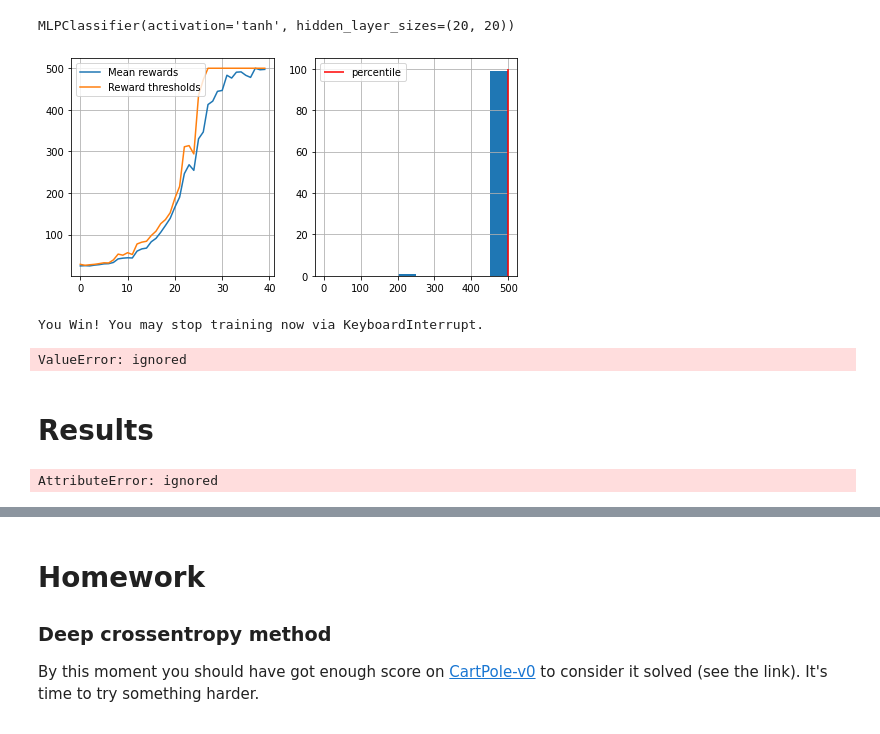
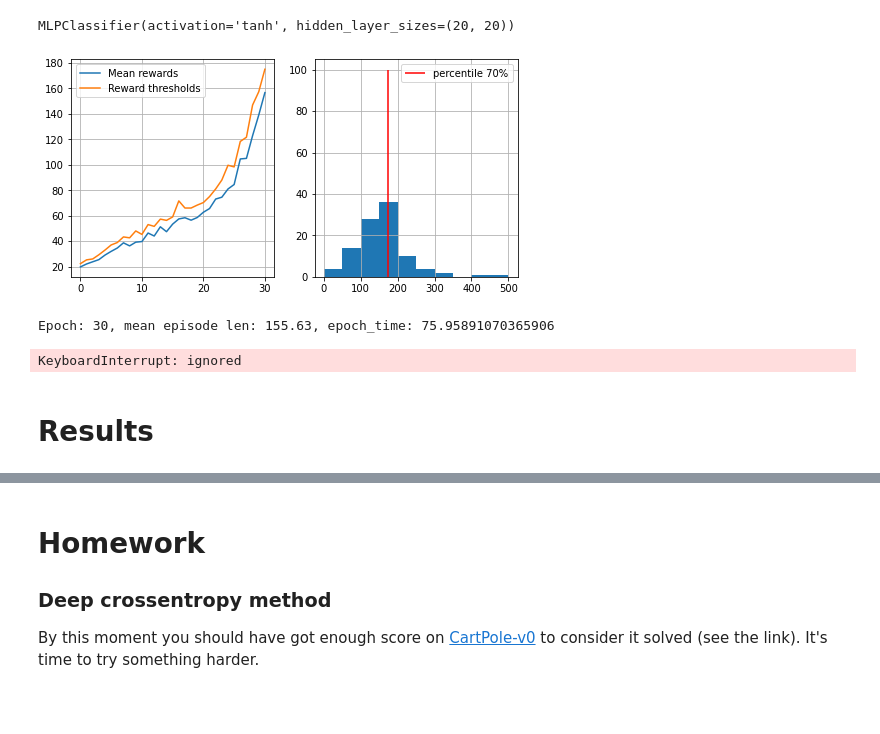
Before and after one commit to AlexGrig/practical-rl, a Jupyter notebook: hw-1-deep-crossentropy-method/hw-1-deep-crossentropy-method.ipynb, the cells around one changed output, grey strips where cells are left out. Drawn from its saved outputs; the diff is of its cells as text; code cells hidden in the pictures.

```diff
--- a/hw-1-deep-crossentropy-method/hw-1-deep-crossentropy-method.ipynb
+++ b/hw-1-deep-crossentropy-method/hw-1-deep-crossentropy-method.ipynb
@@ -191,11 +267,11 @@ def select_elites(states_batch, actions_batch, rewards_batch, percentile=50):
     rewards_batch = np.array(rewards_batch)
     mask = rewards_batch >= threshold # we might need to further improve mask to include less samples if they are all equal
 
-    elite_states = [states_batch[ii] for ii in range(len(states_batch)) if mask[ii]>0 ]
+    elite_states = [np.array(states_batch[ii]) for ii in range(len(states_batch)) if mask[ii]>0 ]
     #elite_states = states_batch[mask]
     elite_states = np.vstack(elite_states)
-    elite_actions = [actions_batch[ii] for ii in range(len(actions_batch)) if mask[ii]>0 ]
-    elite_actions = np.array(sum(elite_actions, [])).reshape(-1,1)
+    elite_actions = [np.array(actions_batch[ii]) for ii in range(len(actions_batch)) if mask[ii]>0 ]
+    elite_actions = np.hstack(elite_actions) #np.array(sum(elite_actions, [])).reshape(-1,1) # need 1 dim Y's for NN.
 
     # Let's see that it differs from tabular `select_elites`.
     # Our neural network now is trained with one object and it takes an input of `(1, n_states)`.
@@ -203,6 +279,6 @@ def select_elites(states_batch, actions_batch, rewards_batch, percentile=50):
 
     return elite_states, elite_actions
 # %%
-sessions = [generate_session(agent, t_max=5, render=False, test=False) for _ in range(0, 3)]
-states_batch, actions_batch, rewards_batch = zip(*sessions)
+sessions = [generate_session(agent, t_max=5, renderer=False, test=False) for _ in range(0, 3)]
+states_batch, actions_batch, rewards_batch, episode_len_batch = zip(*sessions)
 ss, aa = select_elites(states_batch, actions_batch, rewards_batch, percentile=50)
@@ -212,0 +309,3 @@ ss.shape, aa.shape
+# %%
+with Parallel(n_jobs=2) as parallel:
+  sessions = parallel( delayed(generate_session)(agent, t_max=5, renderer=False, test=False) for _ in range(0, 3))
@@ -237,7 +358,7 @@ def show_progress(rewards_batch, log, percentile, reward_range=[-990, +10]):
     plt.subplot(1, 2, 2)
     plt.hist(rewards_batch, range=reward_range)
     plt.vlines([np.percentile(rewards_batch, percentile)],
-               [0], [100], label="percentile", color='red')
+               [0], [100], label=f"percentile {percentile}%", color='red')
     plt.legend()
     plt.grid()
 
@@ -255,37 +376,47 @@ agent.partial_fit([env.reset()] * n_actions, range(n_actions), range(n_actions))
 # %% [output]
 MLPClassifier(activation='tanh', hidden_layer_sizes=(20, 20))
 # %%
+#%%timeit
+n_epochs = 50
 n_sessions = 100
 percentile = 70
 log = []
 
-for i in range(100):
-    # generate new sessions
-    sessions = [generate_session(agent, t_max=500, render=False, test=False) for _ in range(0, n_sessions)]
-    states_batch, actions_batch, rewards_batch = map(np.array, zip(*sessions))
+with Parallel(n_jobs=2) as parallel:
+  for i in range(n_epochs):
+      epoch_start_time = time.time()
+      # generate new sessions
+      sessions = [generate_session(agent, t_max=500, renderer=False, test=False) for _ in range(0, n_sessions)]
+      #sessions = parallel( delayed(generate_session)(agent, t_max=500, renderer=False, test=False) for _ in range(0, n_sessions))
 
-    elite_states, elite_actions = select_elites(states_batch,
-              actions_batch, rewards_batch, percentile) #<select elite actions just like before>
+      states_batch, actions_batch, rewards_batch, episode_len_batch = map(np.array, zip(*sessions))
 
-    agent.partial_fit(elite_states, elite_actions)
-    #<partial_fit agent to predict elite_actions (y) from elite_states (X)>
+      elite_states, elite_actions = select_elites(states_batch,
+                actions_batch, rewards_batch, percentile) #<select elite actions just like before>
 
-    show_progress(rewards_batch, log, percentile, reward_range=[0, np.max(rewards_batch)])
+      agent.partial_fit(elite_states, elite_actions)
+      #<partial_fit agent to predict elite_actions (y) from elite_states (X)>
 
-    if np.mean(rewards_batch) > 190:
-        print("You Win! You may stop training now via KeyboardInterrupt.")
+      show_progress(rewards_batch, log, percentile, reward_range=[0, np.max(rewards_batch)])
+
+      print(f'Epoch: {i}, mean episode len: {np.mean(episode_len_batch)}, epoch_time: {time.time() - epoch_start_time}')
+      if np.mean(rewards_batch) > 190:
+          print("You Win! You may stop training now via KeyboardInterrupt.")
 # %% [output]
-[figure, old version]
+[figure, new version]
-You Win! You may stop training now via KeyboardInterrupt.
+Epoch: 30, mean episode len: 155.63, epoch_time: 75.95891070365906
-ValueError: ignored
+KeyboardInterrupt: ignored
 # %% [markdown]
 # Results
 # %%
 # record sessions
-import gym.wrappers
-env = gym.wrappers.Monitor(gym.make("CartPole-v0"),
-                           directory="videos", force=True)
-sessions = [generate_session(agent, t_max=500, render=False, test=False) for _ in range(100)] #<TRY ARGUMENTS test=True, test=False>
-env.close()
+#import env
+#env = gym.wrappers.Monitor(gym.make("CartPole-v1"),
+#                           directory="videos", force=True)
+#sessions = [generate_session(agent, t_max=500, render=False, test=False) for _ in range(100)] #<TRY ARGUMENTS test=True, test=False>
+#env.close()
+from gym.wrappers import RecordVideo
+env.reset()
+
+from gym.wrappers.monitoring import video_recorder
+vid = RecordVideo(env=env,video_folder="videos", video_length=1000, new_step_api=True)
-# %% [output]
-AttributeError: ignored
```
Also changed, not shown: parts of 20 cells of this notebook.
